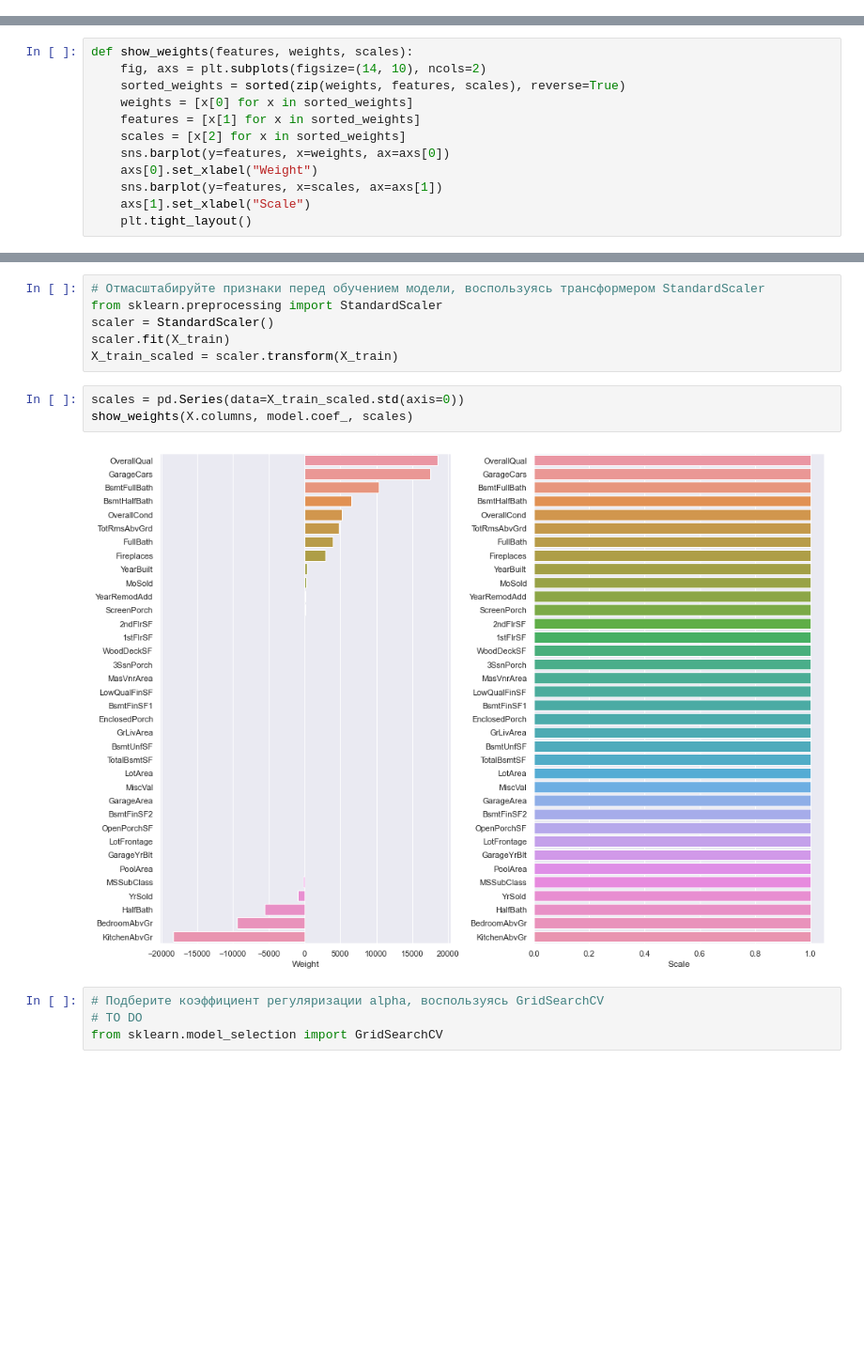
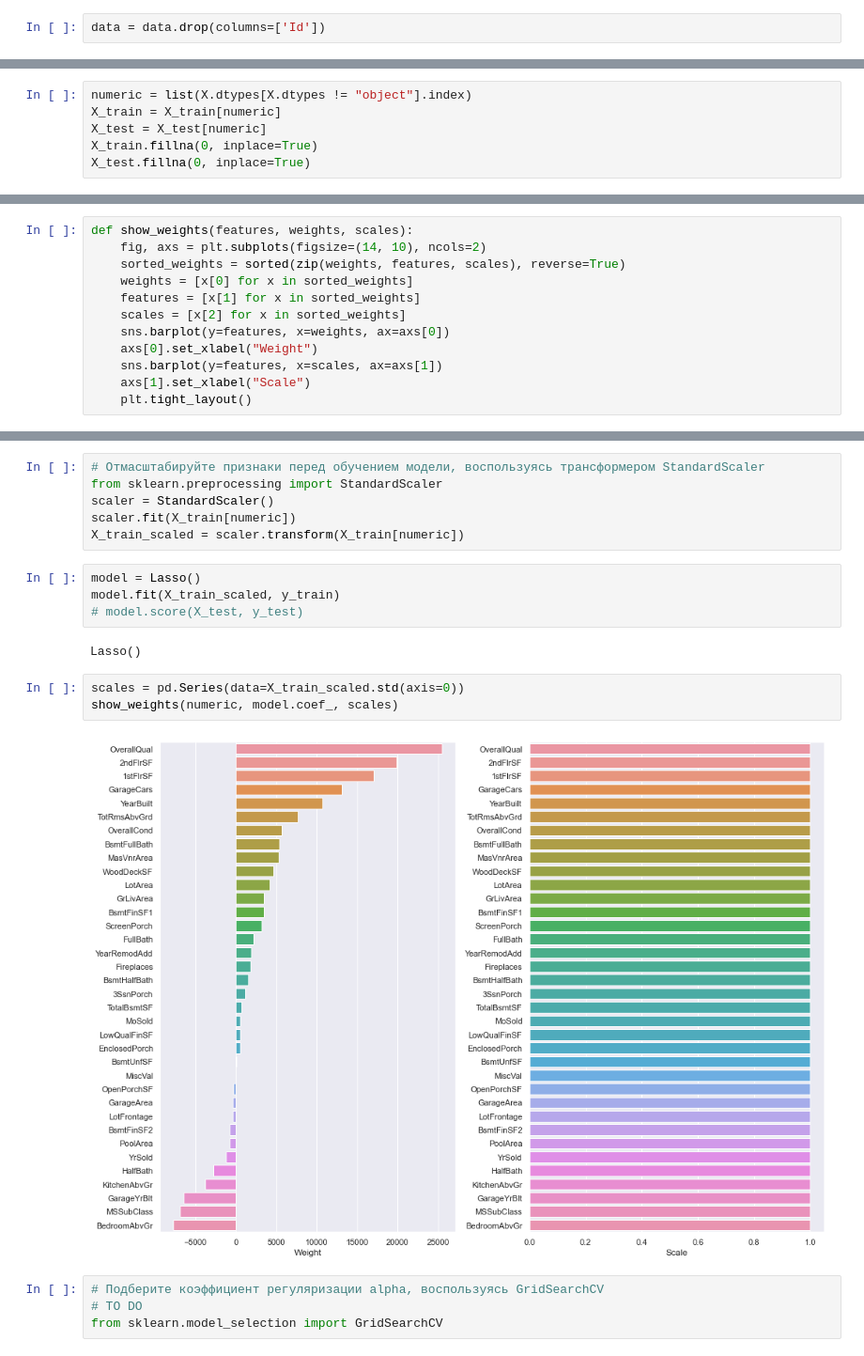
Before and after one commit to pagamov/7sem, a Jupyter notebook: Мультимедиа/3lab Гамов Павел 407.ipynb, the cells around one changed output, grey strips where cells are left out. Shown at 94% size. Drawn from its saved outputs; the diff is of its cells as text; blank space fills up the shorter version.

```diff
--- a/Мультимедиа/3lab Гамов Павел 407.ipynb
+++ b/Мультимедиа/3lab Гамов Павел 407.ipynb
@@ -63,3 +50,5 @@ data.fillna(0, inplace=True)
+# %%
+data = data.drop(columns=['Id'])
 # %% [markdown]
 ## Последующие задания
 # %%
@@ -74,6 +63,12 @@ sns.distplot(y_train)
 # %% [output]
 <AxesSubplot:xlabel='SalePrice', ylabel='Density'>
 [figure]
+# %%
+numeric = list(X.dtypes[X.dtypes != "object"].index)
+X_train = X_train[numeric]
+X_test = X_test[numeric]
+X_train.fillna(0, inplace=True)
+X_test.fillna(0, inplace=True)
 # %%
 # Обучите линейную регрессию (LinearRegression, Ridge, Lasso) на числовых признаках из нашего датасета
 # %%
@@ -123,13 +118,19 @@ show_weights(X.columns, model.coef_, X_train[X.columns].std())
 # Отмасштабируйте признаки перед обучением модели, воспользуясь трансформером StandardScaler
 from sklearn.preprocessing import StandardScaler
 scaler = StandardScaler()
-scaler.fit(X_train)
-X_train_scaled = scaler.transform(X_train)
+scaler.fit(X_train[numeric])
+X_train_scaled = scaler.transform(X_train[numeric])
+# %%
+model = Lasso()
+model.fit(X_train_scaled, y_train)
+# model.score(X_test, y_test)
+# %% [output]
+Lasso()
 # %%
 scales = pd.Series(data=X_train_scaled.std(axis=0))
-show_weights(X.columns, model.coef_, scales)
+show_weights(numeric, model.coef_, scales)
 # %% [output]
-[figure, old version]
+[figure, new version]
 # %%
 # Подберите коэффициент регуляризации alpha, воспользуясь GridSearchCV
 # TO DO
```
Also changed, not shown: parts of 19 cells of this notebook.
